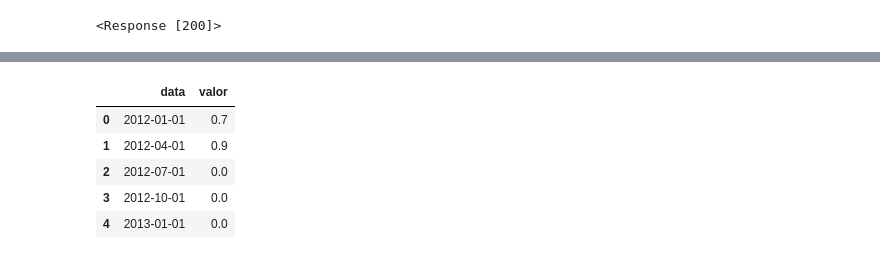
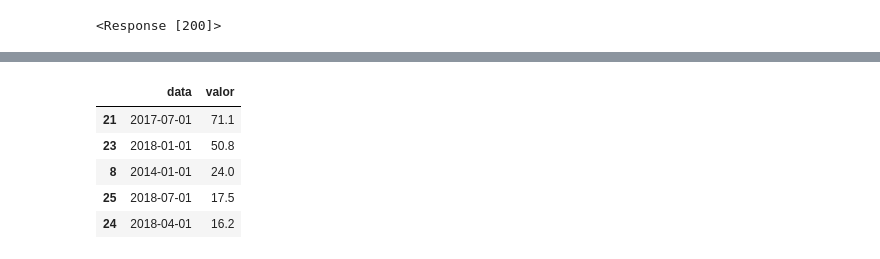
Before and after one commit to carloscariello/Inad_PJ_-pequeno_porte-_Financ_Exportacao, a Jupyter notebook: analise_taxa_inadimplencia.ipynb, the cells around one changed output, grey strips where cells are left out. Cells and saved outputs as stored; diff of their text form; code cells hidden in the pictures.

```diff
--- a/analise_taxa_inadimplencia.ipynb
+++ b/analise_taxa_inadimplencia.ipynb
@@ -41,15 +36,15 @@ data.head()
 # %%
 data['data'] = pd.to_datetime(data['data'], format='%d/%m/%Y')
 data['valor'] = data['valor'].astype(float)
 
-data.head()
+data.sort_values(["valor"], ascending=False).head()
 # %% [output]
 |  | data | valor |
-| 0 | 2012-01-01 | 0.7 |
-| 1 | 2012-04-01 | 0.9 |
-| 2 | 2012-07-01 | 0.0 |
-| 3 | 2012-10-01 | 0.0 |
-| 4 | 2013-01-01 | 0.0 |
+| 21 | 2017-07-01 | 71.1 |
+| 23 | 2018-01-01 | 50.8 |
+| 8 | 2014-01-01 | 24.0 |
+| 25 | 2018-07-01 | 17.5 |
+| 24 | 2018-04-01 | 16.2 |
 # %%
 # Calculando estatísticas
 media = data['valor'].mean()
```
Also changed, not shown: parts of 6 cells of this notebook.
